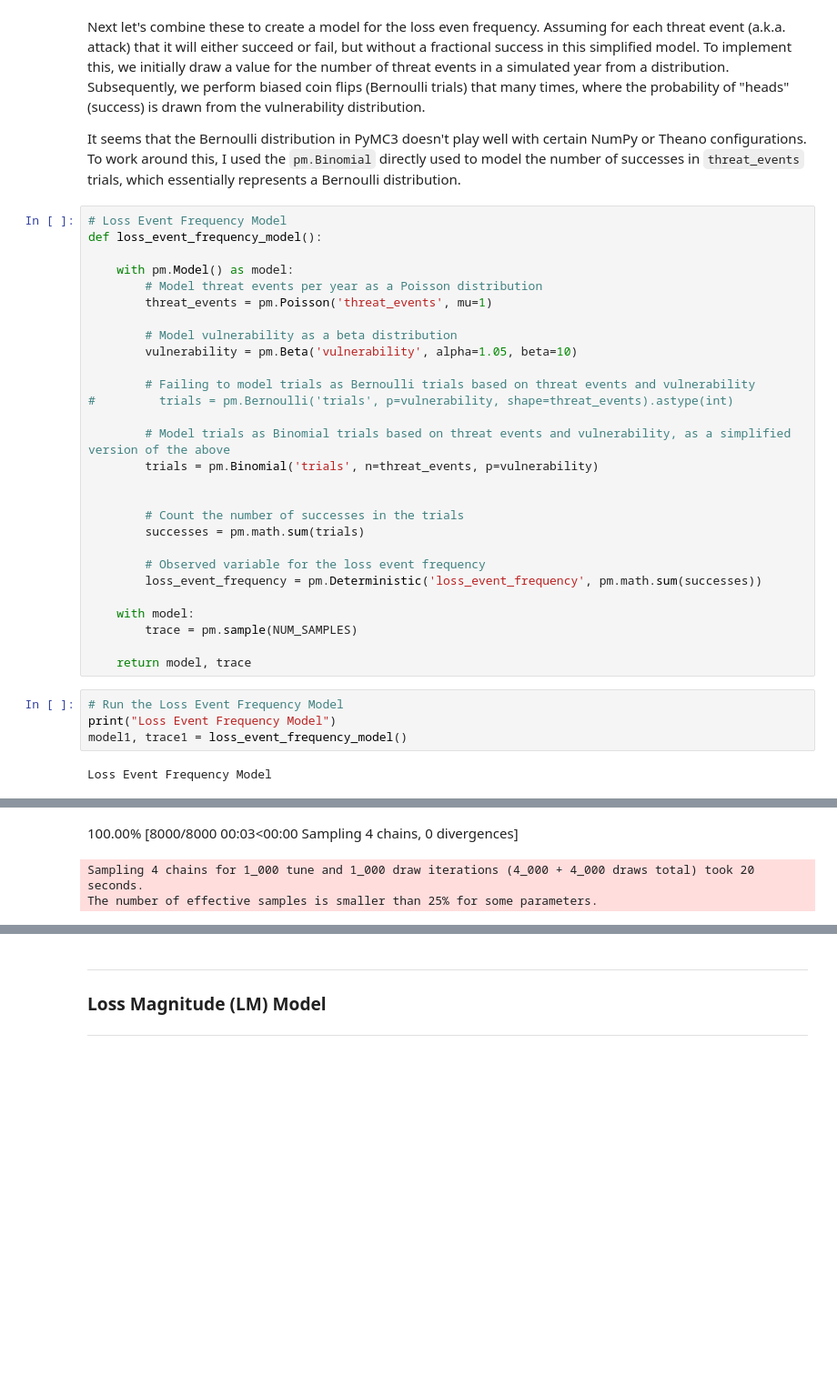
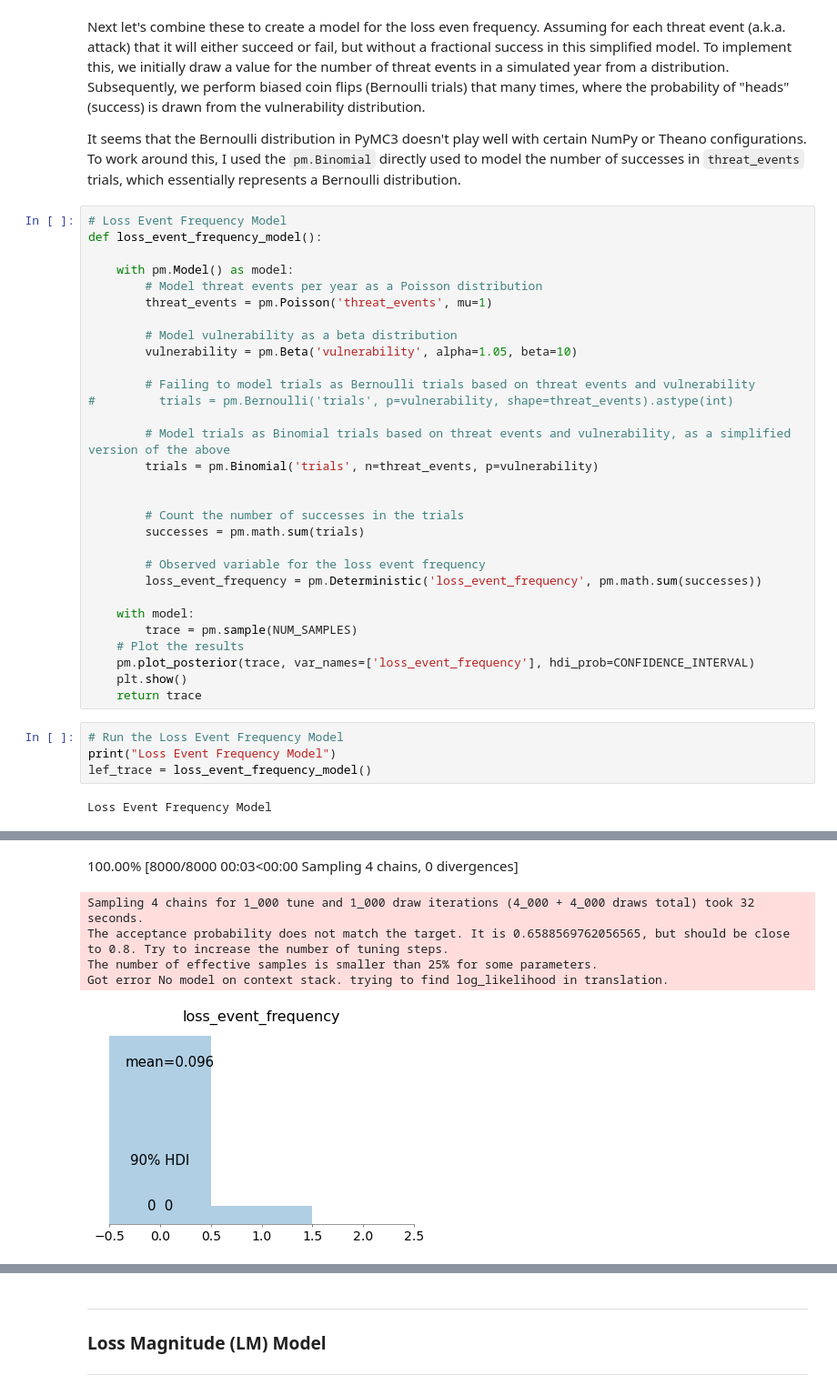
Before and after one commit to lauravoicu/Risk-Modelling, a Jupyter notebook: FAIR-Risk-Modelling.ipynb, the cells around one changed output, grey strips where cells are left out. Shown at 91% size. Saved outputs shown, nothing was run; the diff lists cells and outputs as text; blank space fills up the shorter version.

```diff
--- a/FAIR-Risk-Modelling.ipynb
+++ b/FAIR-Risk-Modelling.ipynb
@@ -146,20 +145,25 @@ def loss_event_frequency_model():
 
     with model:
         trace = pm.sample(NUM_SAMPLES)
-
-    return model, trace
+    # Plot the results
+    pm.plot_posterior(trace, var_names=['loss_event_frequency'], hdi_prob=CONFIDENCE_INTERVAL)
+    plt.show()
+    return trace
 # %%
 # Run the Loss Event Frequency Model
 print("Loss Event Frequency Model")
-model1, trace1 = loss_event_frequency_model()
+lef_trace = loss_event_frequency_model()
 # %% [output]
 Loss Event Frequency Model
 Multiprocess sampling (4 chains in 4 jobs)
 CompoundStep
 >CompoundStep
 >>Metropolis: [trials]
 >>Metropolis: [threat_events]
 >NUTS: [vulnerability]
 100.00% [8000/8000 00:03<00:00 Sampling 4 chains, 0 divergences]
-Sampling 4 chains for 1_000 tune and 1_000 draw iterations (4_000 + 4_000 draws total) took 20 seconds.
+Sampling 4 chains for 1_000 tune and 1_000 draw iterations (4_000 + 4_000 draws total) took 32 seconds.
+The acceptance probability does not match the target. It is 0.6588569762056565, but should be close to 0.8. Try to increase the number of tuning steps.
 The number of effective samples is smaller than 25% for some parameters.
+Got error No model on context stack. trying to find log_likelihood in translation.
+[figure, added]
```
Also changed, not shown: parts of 23 cells of this notebook.
